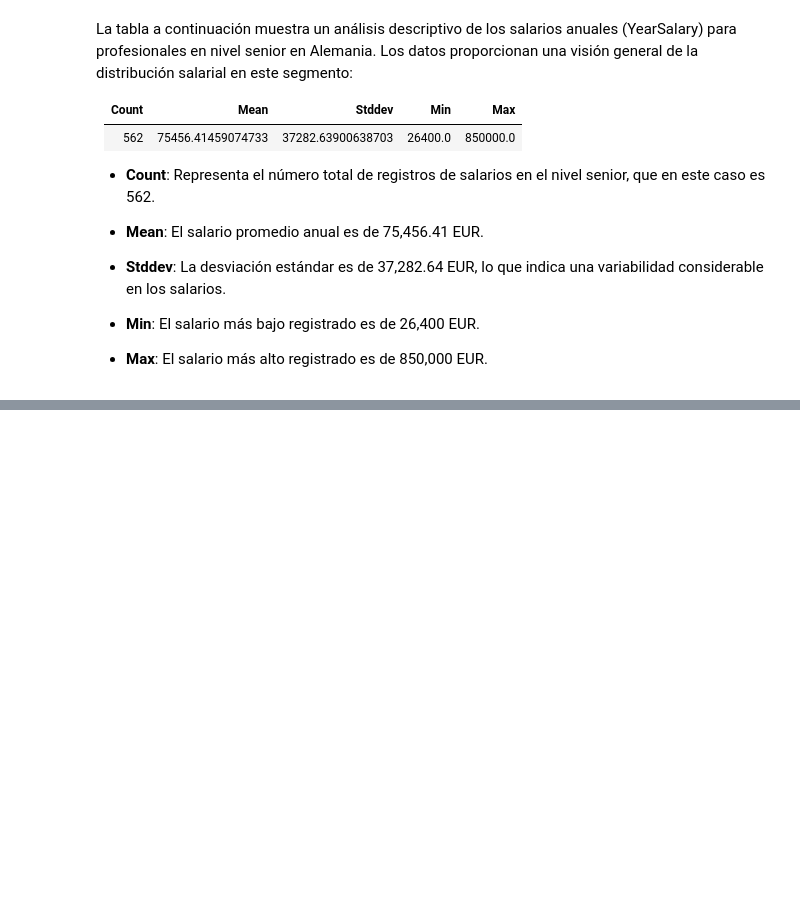
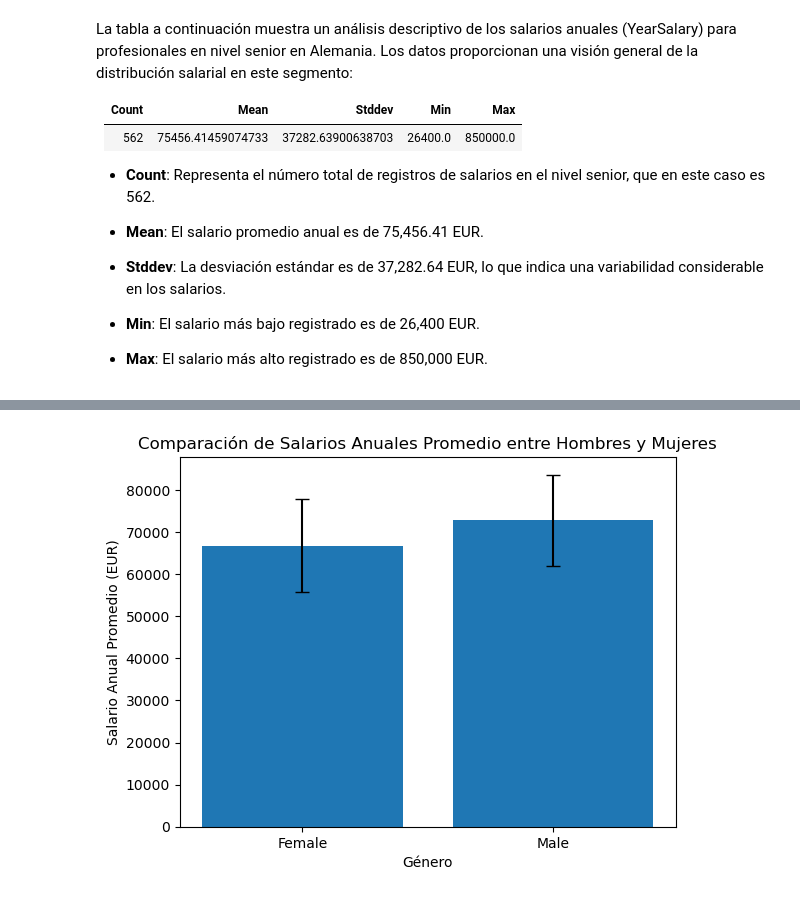
Before and after one commit to Montse1708/Proyecto-Final, a Jupyter notebook: IT_Salary.ipynb, the cells around one changed output, grey strips where cells are left out. Saved outputs shown, nothing was run; the diff lists cells and outputs as text; code cells hidden in the pictures; blank space fills up the shorter version.

```diff
--- a/IT_Salary.ipynb
+++ b/IT_Salary.ipynb
@@ -523,0 +490,16 @@ CSV file: file:///Users/sofia/Documents/BigData/Proyecto-Final/data/IT%20Salary%
+# %%
+#Graficamos los datos
+import pandas as pd
+gender_data = stats_gender.select("Gender", "mean", "stddev").collect()
+
+
+df = pd.DataFrame(gender_data, columns=["Gender", "mean", "stddev"])
+
+# Plotting
+plt.bar(df['Gender'], df['mean'], yerr=df['stddev'], capsize=5)
+plt.xlabel("Género")
+plt.ylabel("Salario Anual Promedio (EUR)")
+plt.title("Comparación de Salarios Anuales Promedio entre Hombres y Mujeres")
+plt.show()
+# %% [output]
+[figure, added]
```
Also changed, not shown: parts of 25 cells of this notebook, 4 other files.
